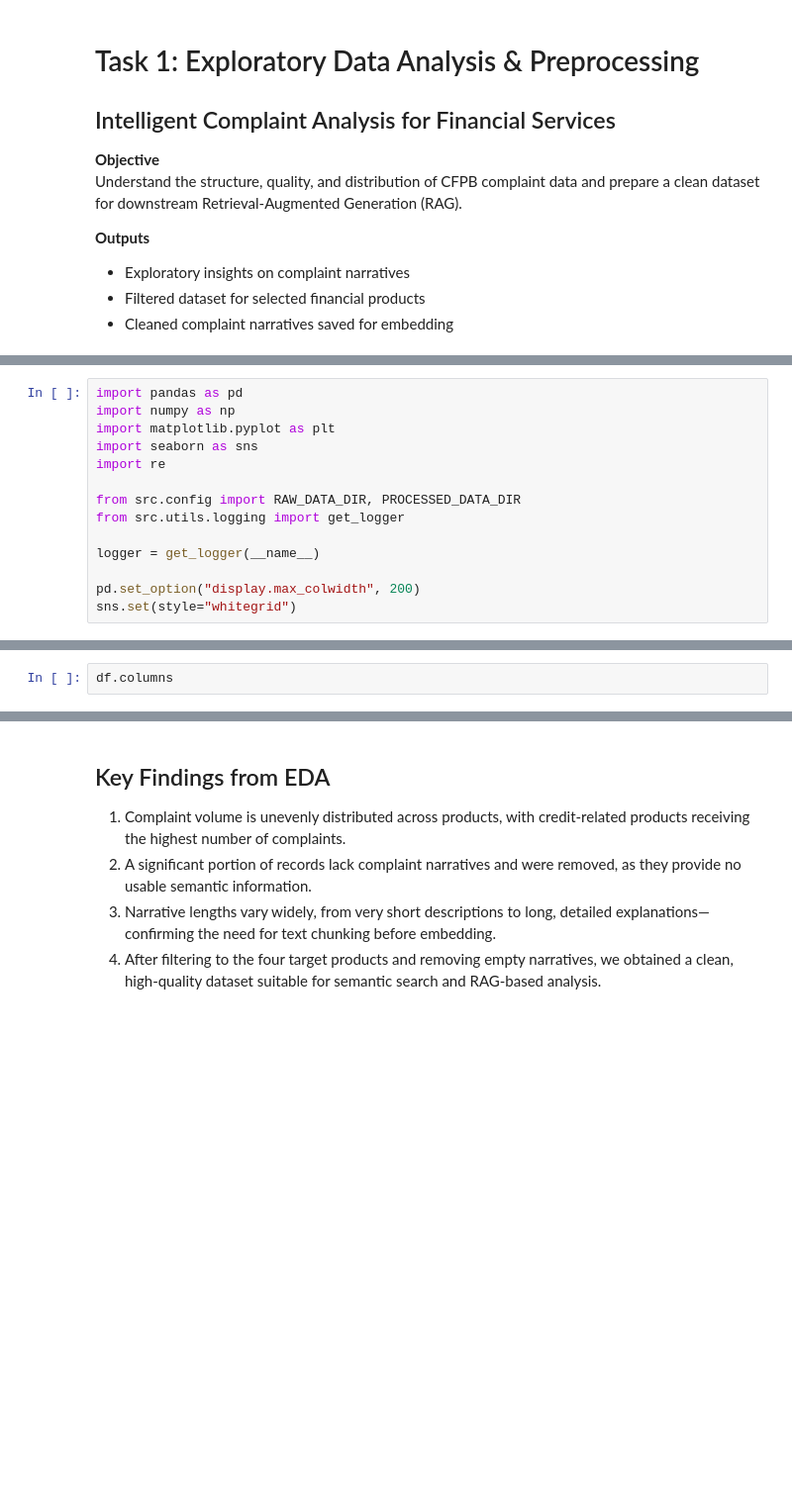
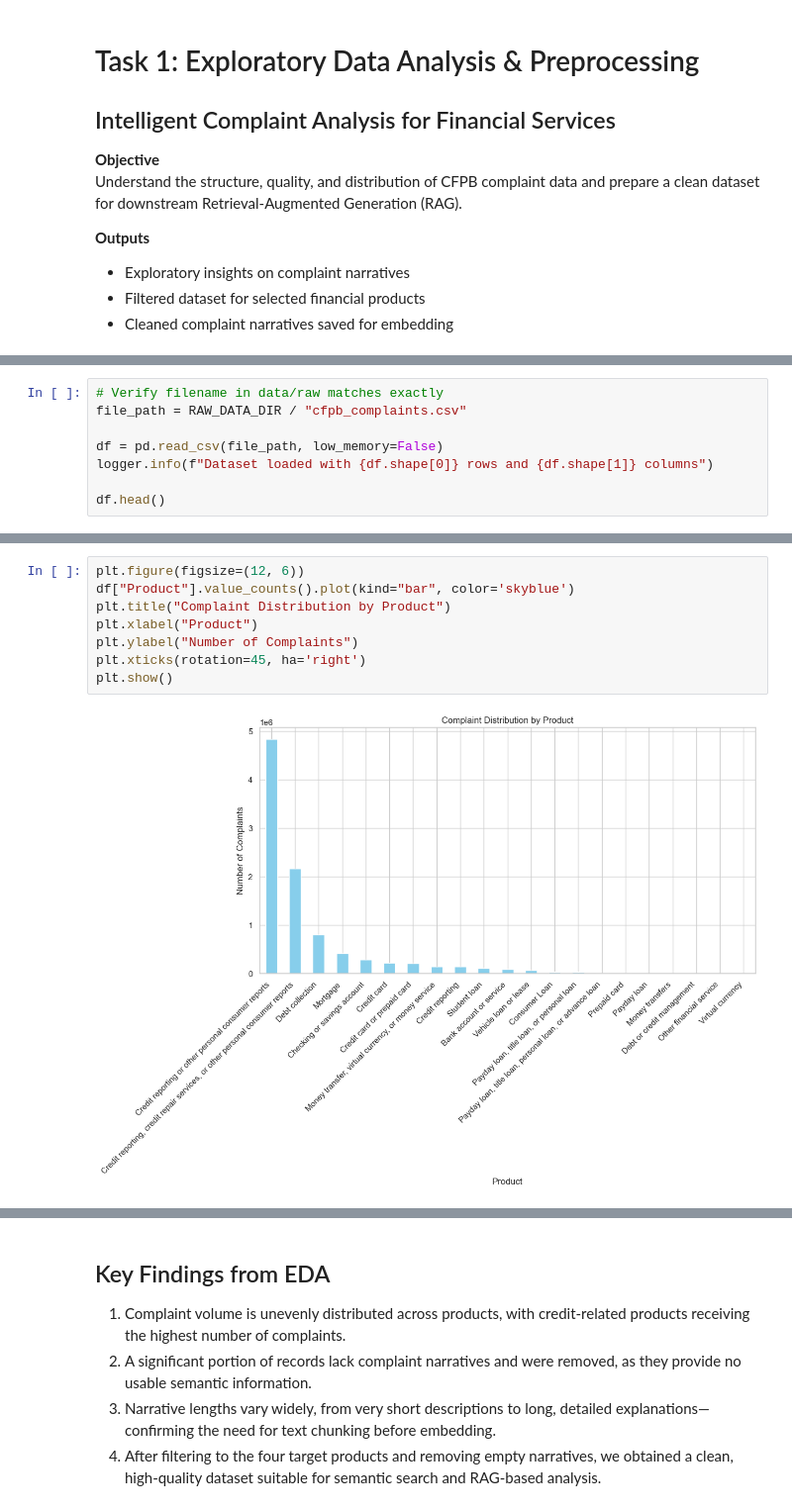
Before and after one commit to Maxd646/complaint-chatbot, a Jupyter notebook: notebooks/01_eda_preprocessing.ipynb, the cells around one changed output, grey strips where cells are left out. Shown at 99% size. Cells and saved outputs as stored; diff of their text form; blank space fills up the shorter version.

```diff
--- a/notebooks/01_eda_preprocessing.ipynb
+++ b/notebooks/01_eda_preprocessing.ipynb
@@ -24,16 +33,10 @@ logger = get_logger(__name__)
 pd.set_option("display.max_colwidth", 200)
 sns.set(style="whitegrid")
 # %%
-import pandas as pd
-import numpy as np
-import matplotlib.pyplot as plt
-import seaborn as sns
-import re
+# Verify filename in data/raw matches exactly
+file_path = RAW_DATA_DIR / "cfpb_complaints.csv"
 
-from src.config import RAW_DATA_DIR, PROCESSED_DATA_DIR
-from src.utils.logging import get_logger
+df = pd.read_csv(file_path, low_memory=False)
+logger.info(f"Dataset loaded with {df.shape[0]} rows and {df.shape[1]} columns")
 
-logger = get_logger(__name__)
-
-pd.set_option("display.max_colwidth", 200)
-sns.set(style="whitegrid")
+df.head()
@@ -42,3 +79,11 @@ df.info()
 # %%
-df.columns
+plt.figure(figsize=(12, 6))
+df["Product"].value_counts().plot(kind="bar", color='skyblue')
+plt.title("Complaint Distribution by Product")
+plt.xlabel("Product")
+plt.ylabel("Number of Complaints")
+plt.xticks(rotation=45, ha='right')
+plt.show()
+# %% [output]
+[figure, added]
 # %%
```
Also changed, not shown: parts of 13 cells of this notebook.
